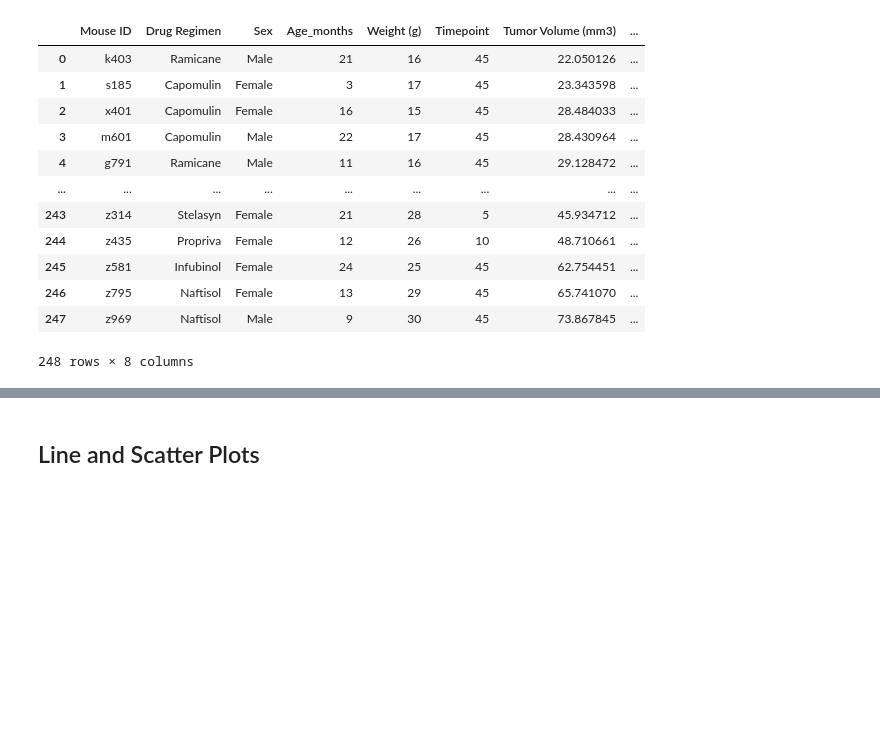
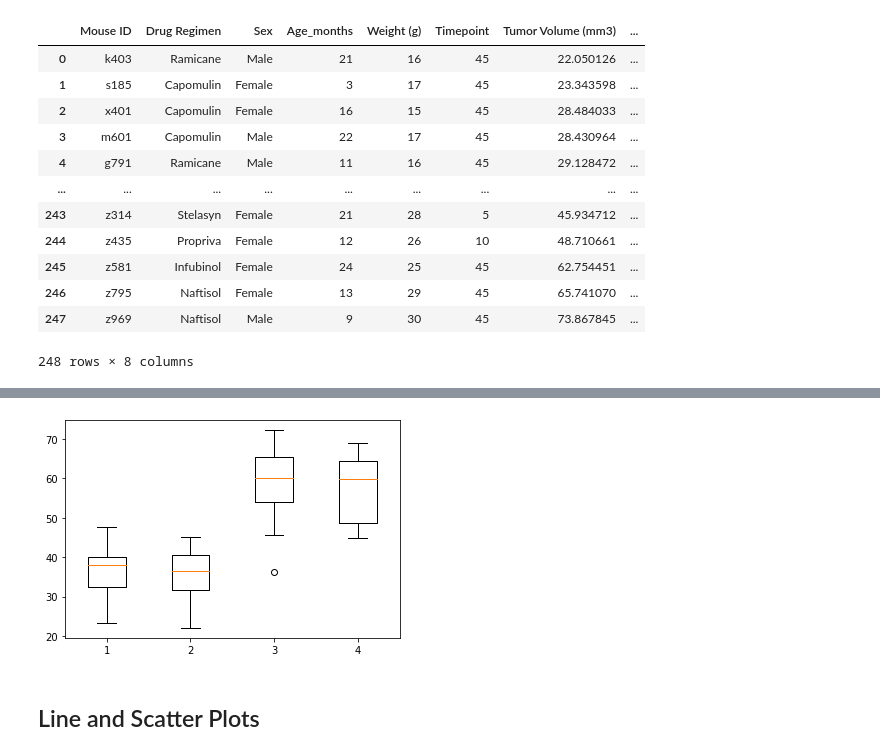
Before and after one commit to briennecole/matplotlib_challenge, a Jupyter notebook: pymaceuticals_challenge.ipynb, the cells around one changed output, grey strips where cells are left out. Saved outputs shown, nothing was run; the diff lists cells and outputs as text; code cells hidden in the pictures; blank space fills up the shorter version.

Commit message:
quartiles, outliers and boxplots complete

```diff
--- a/pymaceuticals_challenge.ipynb
+++ b/pymaceuticals_challenge.ipynb
@@ -241,11 +252,21 @@ vol_list=[]
 for x in four_drugs:
 
     # Locate the rows which contain mice on each drug and get the tumor volumes
-    drug = final_volume.loc[(final_volume["Drug Regimen"]== x),"Tumor Volume (mm3)"]
+    drug = final_volume.loc[(final_volume["Drug Regimen"]== x)]
 
     # add subset
     # store final volume "drug" in empty list
-    vol_list.append(drug)
+    vol_list.append(drug["Tumor Volume (mm3)"])
 
     # Determine outliers using upper and lower bounds
-    quartiles = final_volume[]
+    quartiles = drug['Tumor Volume (mm3)'].quantile([.25,.5,.75])
+    lowerq = quartiles[.25]
+    upperq = quartiles[.75]
+    iqr = upperq-lowerq
+    lower_bound = lowerq - (1.5*iqr)
+    upper_bound = upperq +(1.5*iqr)
+    #print(lower_bound)
+    #print(upper_bound)
+
+    outliers = drug.loc[(drug["Tumor Volume (mm3)"]<lower_bound) | (drug['Tumor Volume (mm3)']>upper_bound)]
+    display(outliers)
@@ -252,5 +279,9 @@ for x in four_drugs:
 # %%
 # Generate a box plot of the final tumor volume of each mouse across four regimens of interest
+plt.boxplot(vol_list)
+plt.show()
+# %% [output]
+[figure, added]
 # %% [markdown]
 ## Line and Scatter Plots
 # %%
```
Also changed, not shown: parts of 5 cells of this notebook.
